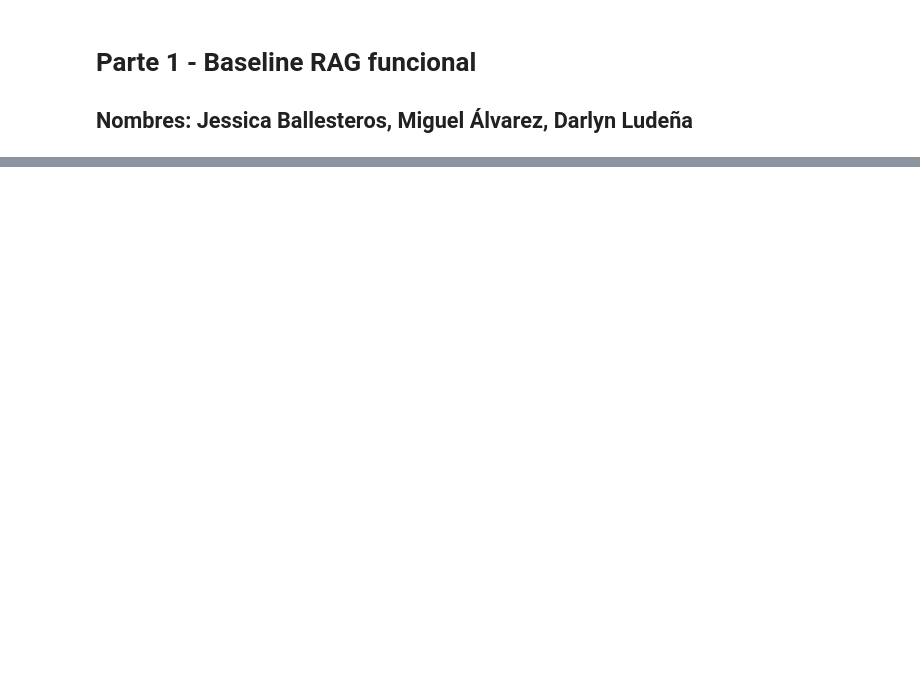
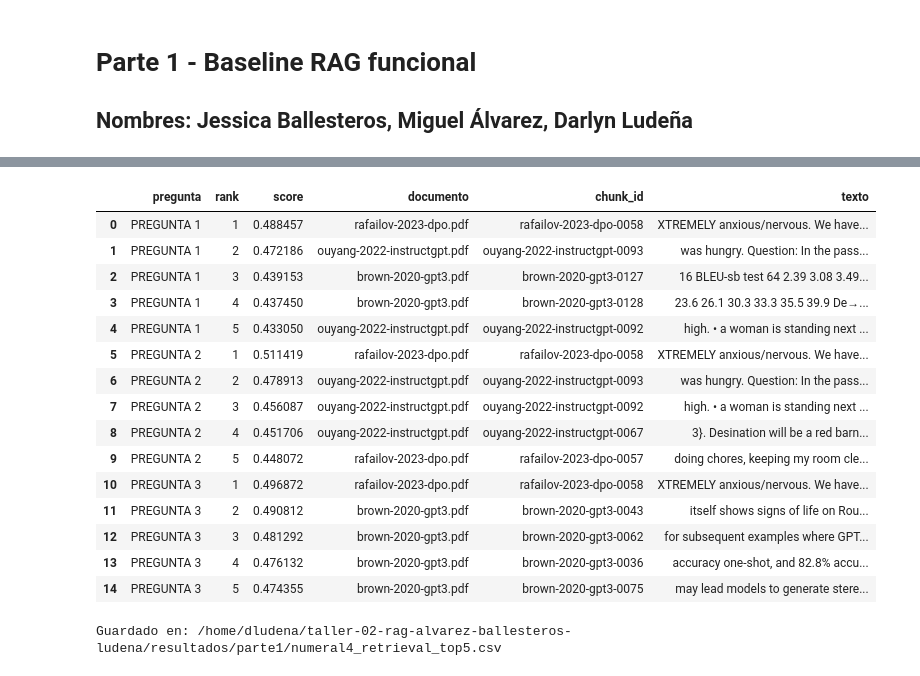
Before and after one commit to akroasis0301/taller-02-rag-alvarez-ballesteros-ludena, a Jupyter notebook: notebooks/1. Parte1.ipynb, the cells around one changed output, grey strips where cells are left out. Drawn from its saved outputs; the diff is of its cells as text; code cells hidden in the pictures; blank space fills up the shorter version.

Commit message:
feat: Se carga el corpus y solución inicial de la parte 1

```diff
--- a/notebooks/1. Parte1.ipynb
+++ b/notebooks/1. Parte1.ipynb
@@ -504,0 +268,38 @@ Resultados guardados en: c:\Users\ASUS\Desktop\Maestria IA USFQ\IA Generativa y
+# %%
+preguntas_prueba = [
+    "PREGUNTA 1",
+    "PREGUNTA 2",
+    "PREGUNTA 3",
+]
+# %%
+resultados_retrieval = []
+
+for pregunta in preguntas_prueba:
+
+    resultados = pipeline.retrieve(
+        pregunta,
+        top_k=5
+    )
+
+    print("=" * 100)
+    print("PREGUNTA:")
+    print(pregunta)
+    print("\nTOP 5 VECINOS:\n")
+
+    for rank, resultado in enumerate(resultados, start=1):
+
+        print(f"--- Vecino {rank} ---")
+        print(f"Score:     {resultado['score']:.4f}")
+        print(f"Documento: {resultado['document']}")
+        print(f"Chunk ID:  {resultado['chunk_id']}")
+        print(f"Texto:    {resultado['text']}")
+        print()
+
+        resultados_retrieval.append({
+            "pregunta": pregunta,
+            "rank": rank,
+            "score": resultado["score"],
+            "documento": resultado["document"],
+            "chunk_id": resultado["chunk_id"],
+            "texto": resultado["text"]
+        })
@@ -504,0 +324,33 @@ Resultados guardados en: c:\Users\ASUS\Desktop\Maestria IA USFQ\IA Generativa y
+# %%
+df_retrieval = pd.DataFrame(resultados_retrieval)
+
+display(df_retrieval)
+# %% [output]
+|  | pregunta | rank | score | documento | chunk_id | texto |
+| 0 | PREGUNTA 1 | 1 | 0.488457 | rafailov-2023-dpo.pdf | rafailov-2023-dpo-0058 | XTREMELY anxious/nervous. We have... |
+| 1 | PREGUNTA 1 | 2 | 0.472186 | ouyang-2022-instructgpt.pdf | ouyang-2022-instructgpt-0093 | was hungry. Question: In the pass... |
+| 2 | PREGUNTA 1 | 3 | 0.439153 | brown-2020-gpt3.pdf | brown-2020-gpt3-0127 | 16 BLEU-sb test 64 2.39 3.08 3.49... |
+| 3 | PREGUNTA 1 | 4 | 0.437450 | brown-2020-gpt3.pdf | brown-2020-gpt3-0128 | 23.6 26.1 30.3 33.3 35.5 39.9 De→... |
+| 4 | PREGUNTA 1 | 5 | 0.433050 | ouyang-2022-instructgpt.pdf | ouyang-2022-instructgpt-0092 | high. • a woman is standing next ... |
+| 5 | PREGUNTA 2 | 1 | 0.511419 | rafailov-2023-dpo.pdf | rafailov-2023-dpo-0058 | XTREMELY anxious/nervous. We have... |
+| 6 | PREGUNTA 2 | 2 | 0.478913 | ouyang-2022-instructgpt.pdf | ouyang-2022-instructgpt-0093 | was hungry. Question: In the pass... |
+| 7 | PREGUNTA 2 | 3 | 0.456087 | ouyang-2022-instructgpt.pdf | ouyang-2022-instructgpt-0092 | high. • a woman is standing next ... |
+| 8 | PREGUNTA 2 | 4 | 0.451706 | ouyang-2022-instructgpt.pdf | ouyang-2022-instructgpt-0067 | 3}. Desination will be a red barn... |
+| 9 | PREGUNTA 2 | 5 | 0.448072 | rafailov-2023-dpo.pdf | rafailov-2023-dpo-0057 | doing chores, keeping my room cle... |
+| 10 | PREGUNTA 3 | 1 | 0.496872 | rafailov-2023-dpo.pdf | rafailov-2023-dpo-0058 | XTREMELY anxious/nervous. We have... |
+| 11 | PREGUNTA 3 | 2 | 0.490812 | brown-2020-gpt3.pdf | brown-2020-gpt3-0043 | itself shows signs of life on Rou... |
+| 12 | PREGUNTA 3 | 3 | 0.481292 | brown-2020-gpt3.pdf | brown-2020-gpt3-0062 | for subsequent examples where GPT... |
+| 13 | PREGUNTA 3 | 4 | 0.476132 | brown-2020-gpt3.pdf | brown-2020-gpt3-0036 | accuracy one-shot, and 82.8% accu... |
+| 14 | PREGUNTA 3 | 5 | 0.474355 | brown-2020-gpt3.pdf | brown-2020-gpt3-0075 | may lead models to generate stere... |
+# %%
+archivo_retrieval = carpeta_resultados / "numeral4_retrieval_top5.csv"
+
+df_retrieval.to_csv(
+    archivo_retrieval,
+    index=False,
+    encoding="utf-8-sig"
+)
+
+print(f"Guardado en: {archivo_retrieval}")
+# %% [output]
+Guardado en: /home/dludena/taller-02-rag-alvarez-ballesteros-ludena/resultados/parte1/numeral4_retrieval_top5.csv
```
Also changed, not shown: parts of 59 cells of this notebook, 9 other files.
